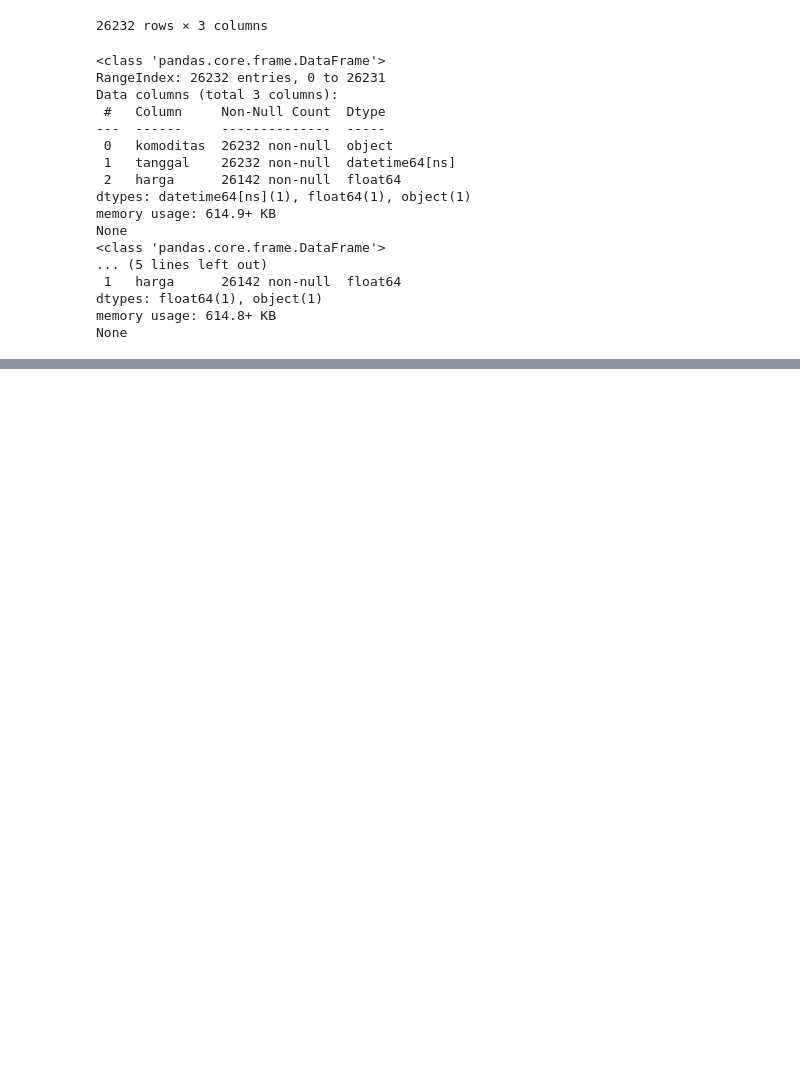
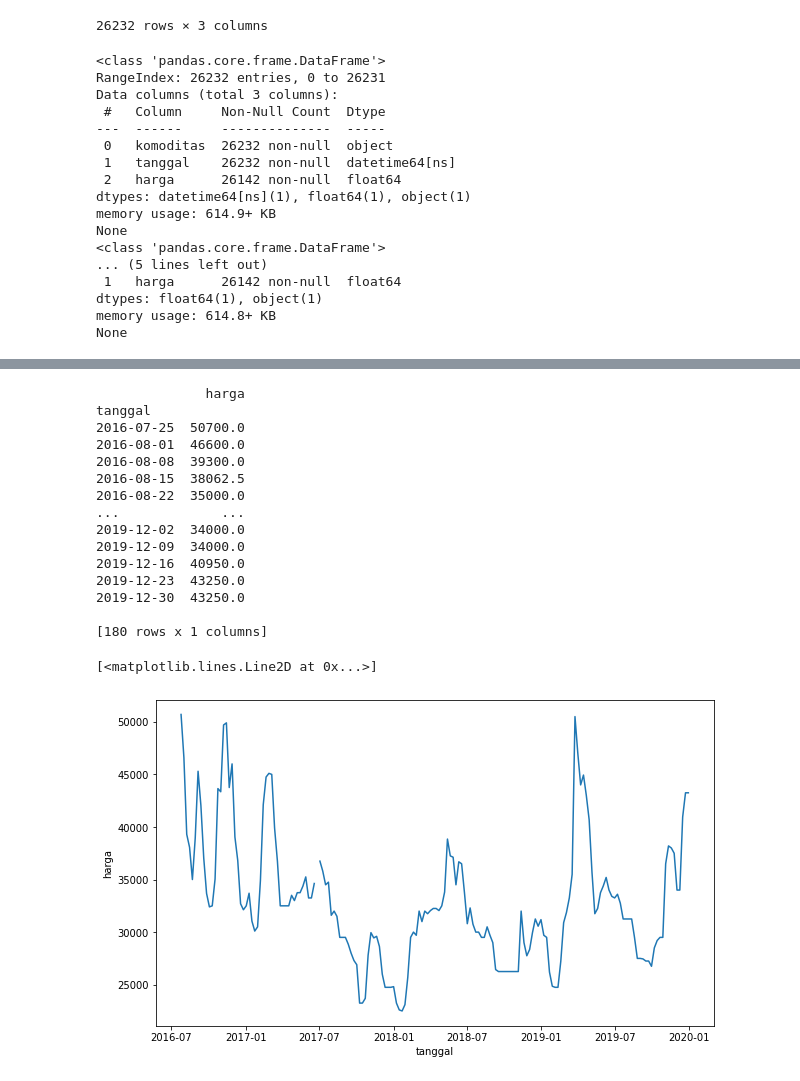
Before and after one commit to ferdinand-lanvino/commodity-predictor, a Jupyter notebook: commodity-price-predictor.ipynb, the cells around one changed output, grey strips where cells are left out. Drawn from its saved outputs; the diff is of its cells as text; code cells hidden in the pictures; blank space fills up the shorter version.

Commit message:
Playing with 'Bawang Merah' dataset

```diff
--- a/commodity-price-predictor.ipynb
+++ b/commodity-price-predictor.ipynb
@@ -127,8 +127,11 @@ import pandas as pd # data processing, CSV file I/O
 import datetime # manipulating date formats
 
 #visualization
-import matplotlib as plt # basic plotting
+import matplotlib.pylab as plt # basic plotting
 import seaborn as sns # for prettier plots
+
+from matplotlib.pylab import rcParams
+rcParams['figure.figsize'] = 10, 6
 # %% [markdown]
 Importing the dataset
 # %%
@@ -199,3 +204,21 @@ monthly_data
 | Minyak Goreng Kemasan Bermerk II | 2016-07-25 | 2019-12-31 | 13150.0 | 15150.0 |
 | Telur Ayam | 2016-07-25 | 2019-12-31 | 17500.0 | 29250.0 |
 | Telur Ayam Ras Segar | 2016-07-25 | 2019-12-31 | 17500.0 | 29250.0 |
+# %%
+# Convert every category
+bawang_merah = dataset[dataset.komoditas=='Bawang Merah']
+bawang_putih = dataset[dataset.komoditas=='Bawang Putih']
+beras = dataset[dataset.komoditas=='Beras']
+cabai_merah = dataset[dataset.komoditas=='Cabai Merah']
+cabai_rawit = dataset[dataset.komoditas=='Cabai Rawit']
+daging_ayam = dataset[dataset.komoditas=='Daging Ayam']
+daging_sapi = dataset[dataset.komoditas=='Daging Sapi']
+gula_pasir = dataset[dataset.komoditas=='Gula Pasir']
+minyak_goreng = dataset[dataset.komoditas=='Minyak Goreng']
+telur_ayam = dataset[dataset.komoditas=='Telur Ayam']
+
+#view only 'tanggal'(date) and 'harga'(price) column and  set index by 'tanggal'(date)
+bawang_merah_daily = bawang_merah[['tanggal','harga']].set_index(['tanggal'])
+print("bawang merah",bawang_merah_daily)
+#resampling per 7 days
+bawang_merah_weekly = bawang_merah_daily.resample('7D').mean()
@@ -201,0 +241,23 @@ monthly_data
+# %%
+plt.xlabel('tanggal')
+plt.ylabel('harga')
+print(bawang_merah_weekly)
+plt.plot(bawang_merah_weekly)
+# %% [output]
+              harga
+tanggal
+2016-07-25  50700.0
+2016-08-01  46600.0
+2016-08-08  39300.0
+2016-08-15  38062.5
+2016-08-22  35000.0
+...             ...
+2019-12-02  34000.0
+2019-12-09  34000.0
+2019-12-16  40950.0
+2019-12-23  43250.0
+2019-12-30  43250.0
+
+[180 rows x 1 columns]
+[<matplotlib.lines.Line2D at 0x...>]
+[figure, added]
```
Also changed, not shown: parts of 4 cells of this notebook.
